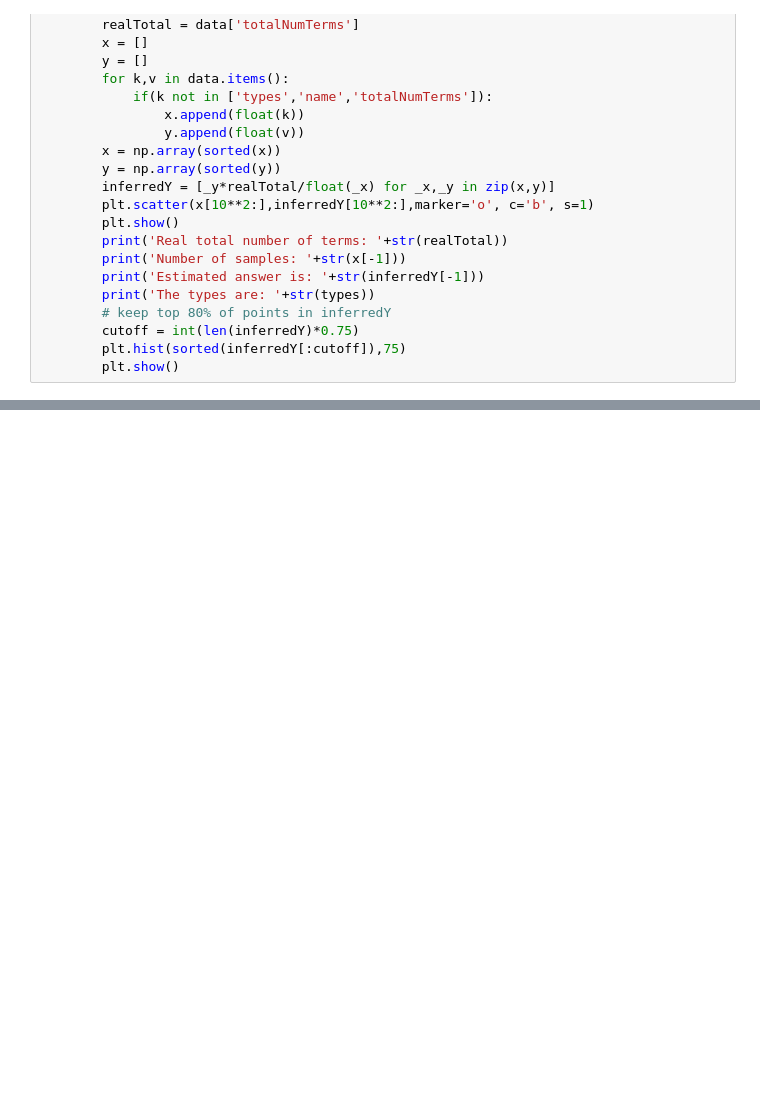
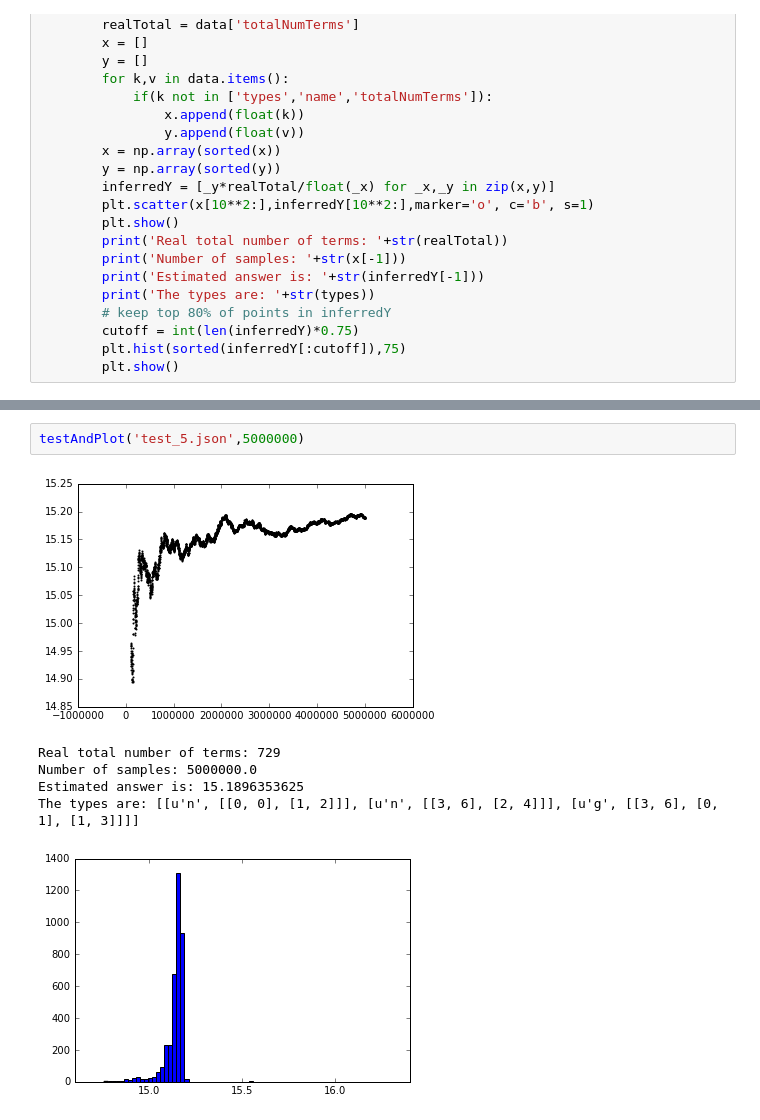
Before and after one commit to EddieCunningham/IP, a Jupyter notebook: Untitled.ipynb, the cells around one changed output, grey strips where cells are left out. Cells and saved outputs as stored; diff of their text form; blank space fills up the shorter version.

```diff
--- a/Untitled.ipynb
+++ b/Untitled.ipynb
@@ -48,0 +69,9 @@ The types are: [[u'n', [[0, 0], [1, 15]]], [u'n', [[0, 1], [1, 16]]], [u'n', [[0
+# %%
+testAndPlot('test_5.json',5000000)
+# %% [output]
+[figure, added]
+Real total number of terms: 729
+Number of samples: 5000000.0
+Estimated answer is: 15.1896353625
+The types are: [[u'n', [[0, 0], [1, 2]]], [u'n', [[3, 6], [2, 4]]], [u'g', [[3, 6], [0, 1], [1, 3]]]]
+[figure, added]
```
Also changed, not shown: parts of 5 cells of this notebook, 4 other files.
